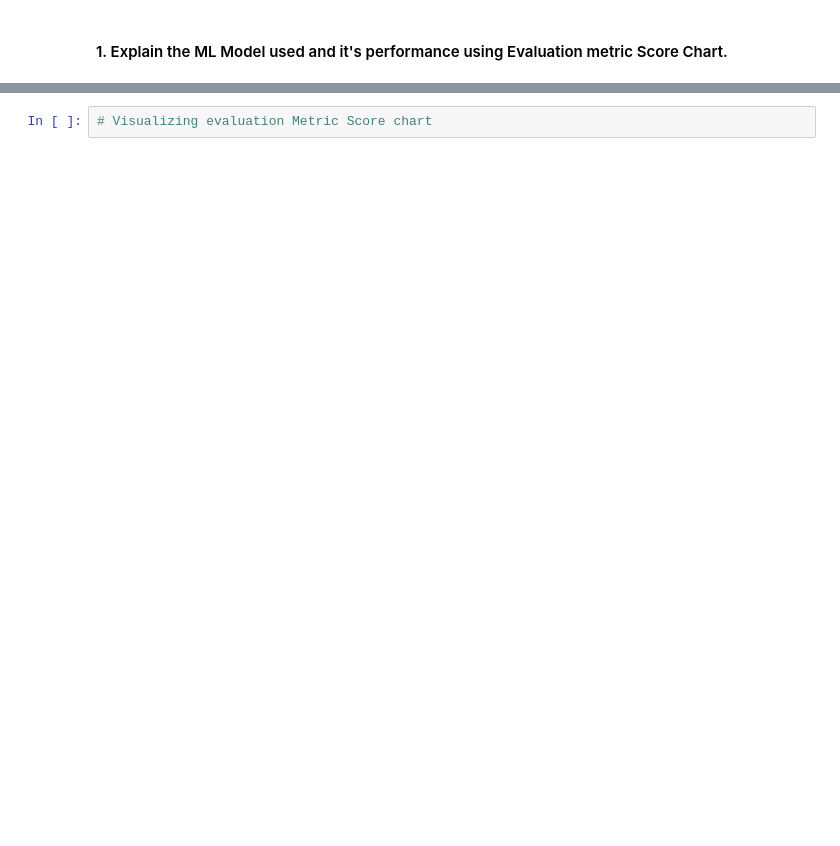
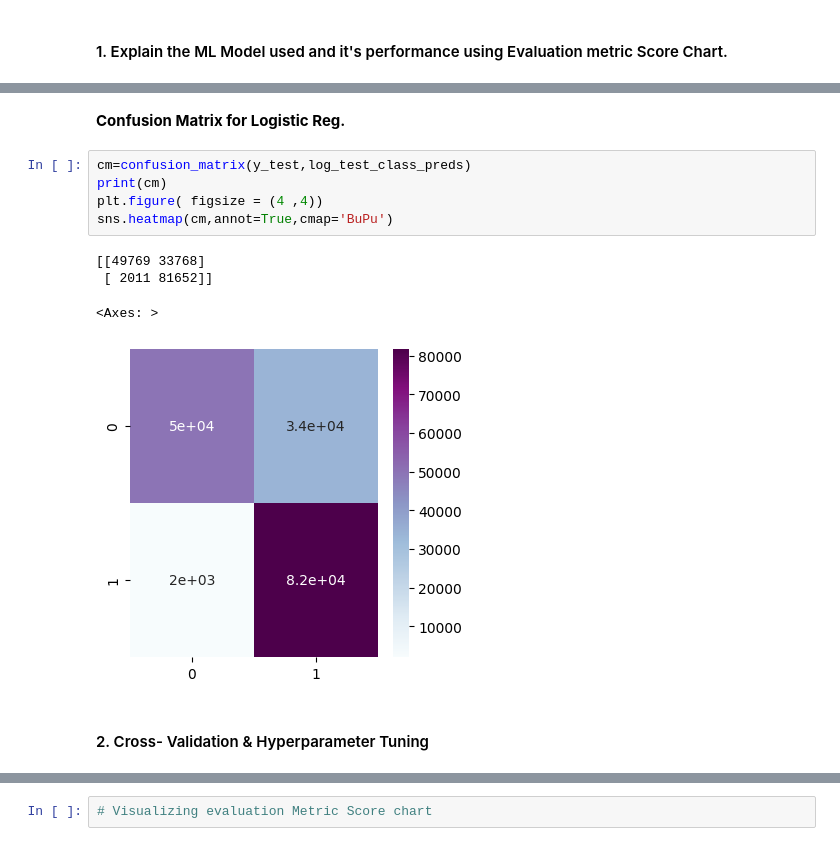
Before and after one commit to Kalpesh-Nandedkar/HEALTH-INSURANCE-CROSS-SELL-PREDICTION, a Jupyter notebook: HEALTH_INSURANCE_CROSS_SELL_PREDICTION.ipynb, the cells around one changed output, grey strips where cells are left out. Drawn from its saved outputs; the diff is of its cells as text; blank space fills up the shorter version.

```diff
--- a/HEALTH_INSURANCE_CROSS_SELL_PREDICTION.ipynb
+++ b/HEALTH_INSURANCE_CROSS_SELL_PREDICTION.ipynb
@@ -1126,0 +1205,14 @@ log_test_proba = log_model.predict_proba(X_test)[:,1]
+# %% [markdown]
+**Confusion Matrix for Logistic Reg.**
+# %%
+cm=confusion_matrix(y_test,log_test_class_preds)
+print(cm)
+plt.figure( figsize = (4 ,4))
+sns.heatmap(cm,annot=True,cmap='BuPu')
+# %% [output]
+[[49769 33768]
+ [ 2011 81652]]
+<Axes: >
+[figure, added]
+# %% [markdown]
+#### 2. Cross- Validation & Hyperparameter Tuning
```
Also changed, not shown: parts of 33 cells of this notebook.
